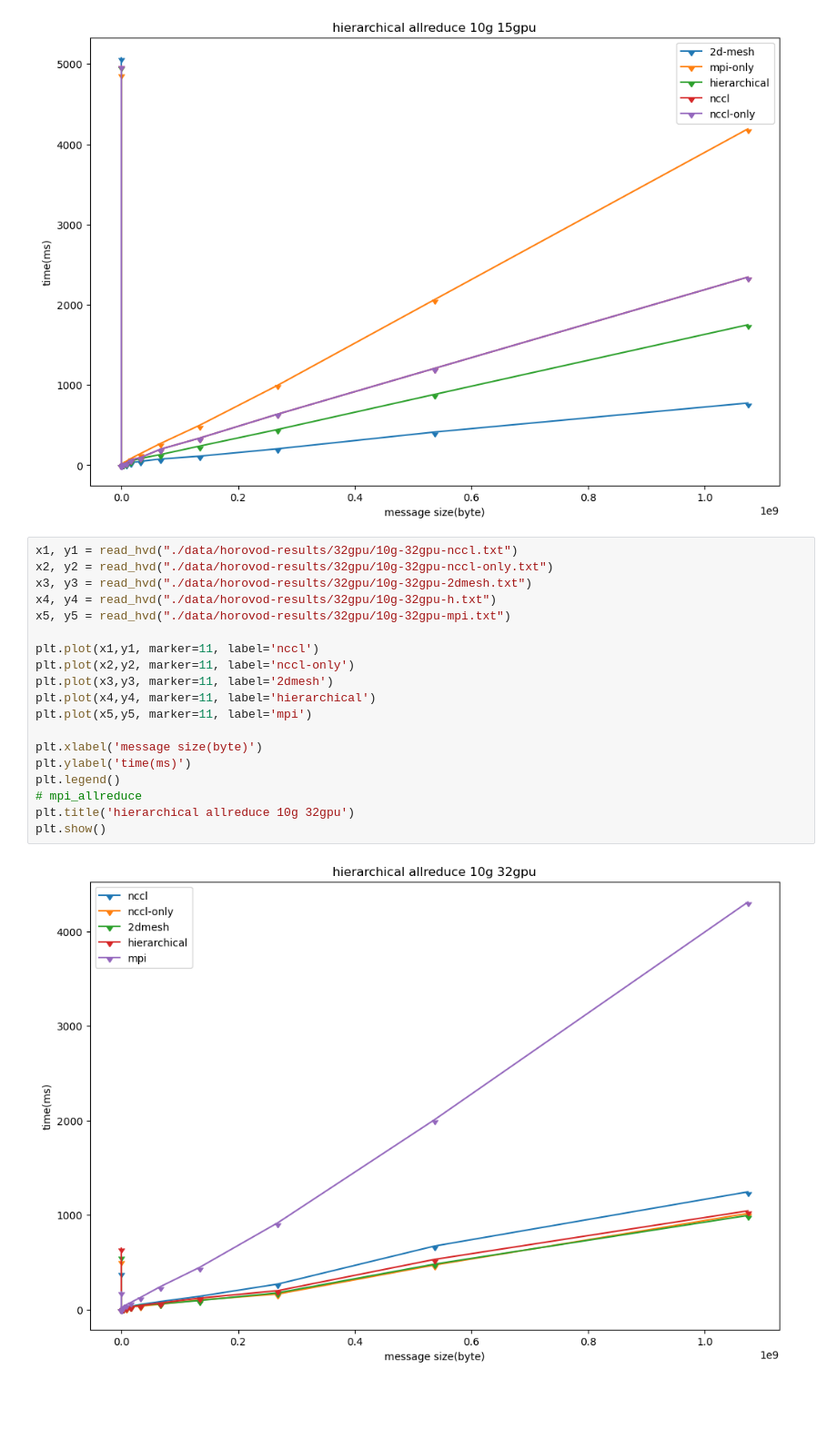
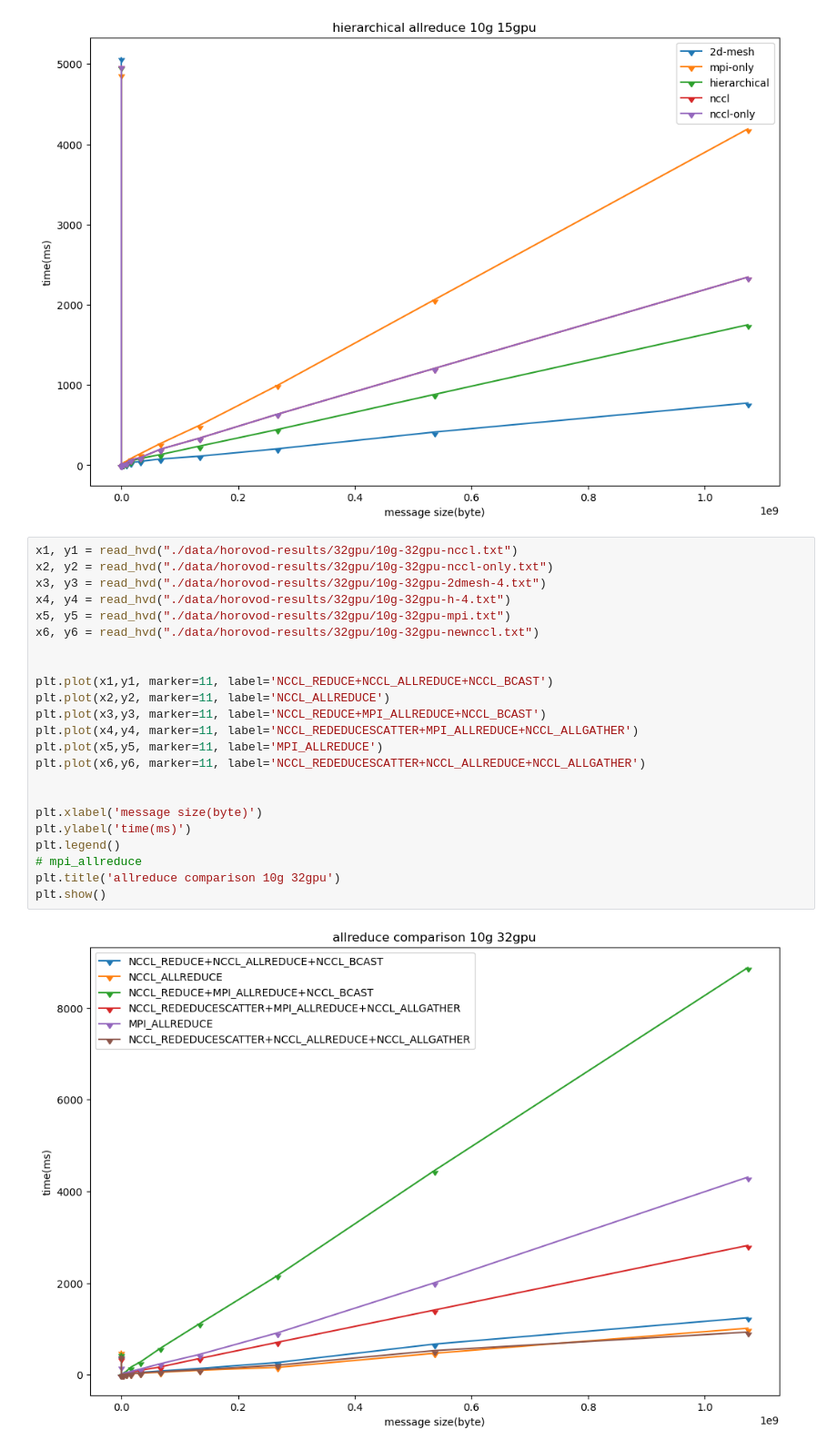
Before and after one commit to dexhunter/allreduce-experiments, a Jupyter notebook: vis_horovod.ipynb, the cells around one changed output. Shown: that part at 91% size. Cells and saved outputs as stored; diff of their text form; blank space fills up the shorter version.

Commit message:
update data

```diff
--- a/vis_horovod.ipynb
+++ b/vis_horovod.ipynb
@@ -104,21 +104,25 @@ plt.show()
 # %%
 x1, y1 = read_hvd("./data/horovod-results/32gpu/10g-32gpu-nccl.txt")
 x2, y2 = read_hvd("./data/horovod-results/32gpu/10g-32gpu-nccl-only.txt")
-x3, y3 = read_hvd("./data/horovod-results/32gpu/10g-32gpu-2dmesh.txt")
-x4, y4 = read_hvd("./data/horovod-results/32gpu/10g-32gpu-h.txt")
+x3, y3 = read_hvd("./data/horovod-results/32gpu/10g-32gpu-2dmesh-4.txt")
+x4, y4 = read_hvd("./data/horovod-results/32gpu/10g-32gpu-h-4.txt")
 x5, y5 = read_hvd("./data/horovod-results/32gpu/10g-32gpu-mpi.txt")
+x6, y6 = read_hvd("./data/horovod-results/32gpu/10g-32gpu-newnccl.txt")
 
-plt.plot(x1,y1, marker=11, label='nccl')
-plt.plot(x2,y2, marker=11, label='nccl-only')
-plt.plot(x3,y3, marker=11, label='2dmesh')
-plt.plot(x4,y4, marker=11, label='hierarchical')
-plt.plot(x5,y5, marker=11, label='mpi')
+
+plt.plot(x1,y1, marker=11, label='NCCL_REDUCE+NCCL_ALLREDUCE+NCCL_BCAST')
+plt.plot(x2,y2, marker=11, label='NCCL_ALLREDUCE')
+plt.plot(x3,y3, marker=11, label='NCCL_REDUCE+MPI_ALLREDUCE+NCCL_BCAST')
+plt.plot(x4,y4, marker=11, label='NCCL_REDEDUCESCATTER+MPI_ALLREDUCE+NCCL_ALLGATHER')
+plt.plot(x5,y5, marker=11, label='MPI_ALLREDUCE')
+plt.plot(x6,y6, marker=11, label='NCCL_REDEDUCESCATTER+NCCL_ALLREDUCE+NCCL_ALLGATHER')
+
 
 plt.xlabel('message size(byte)')
 plt.ylabel('time(ms)')
 plt.legend()
 # mpi_allreduce
-plt.title('hierarchical allreduce 10g 32gpu')
+plt.title('allreduce comparison 10g 32gpu')
 plt.show()
 # %% [output]
-[figure, old version]
+[figure, new version]
```
Also changed, not shown: parts of 4 cells of this notebook, 39 other files.
